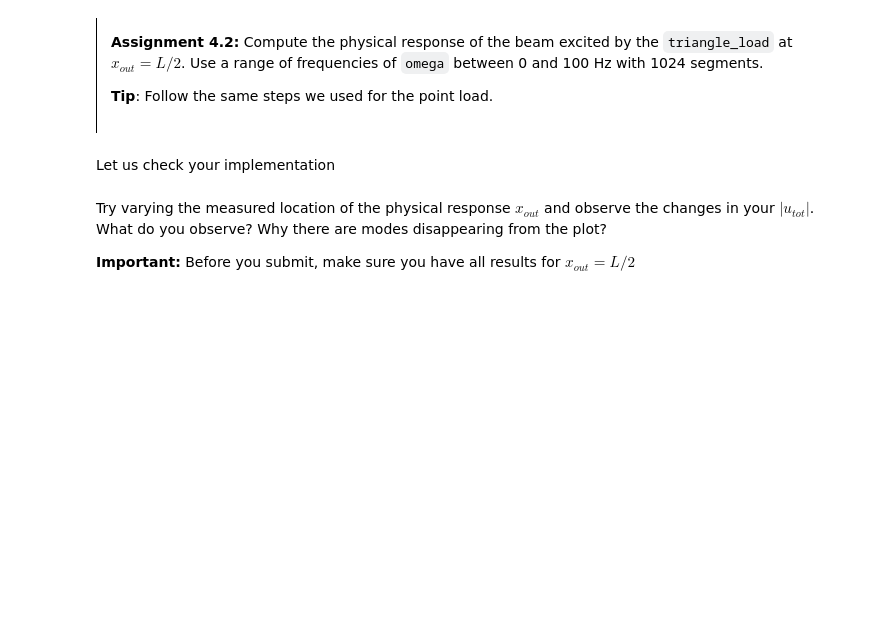
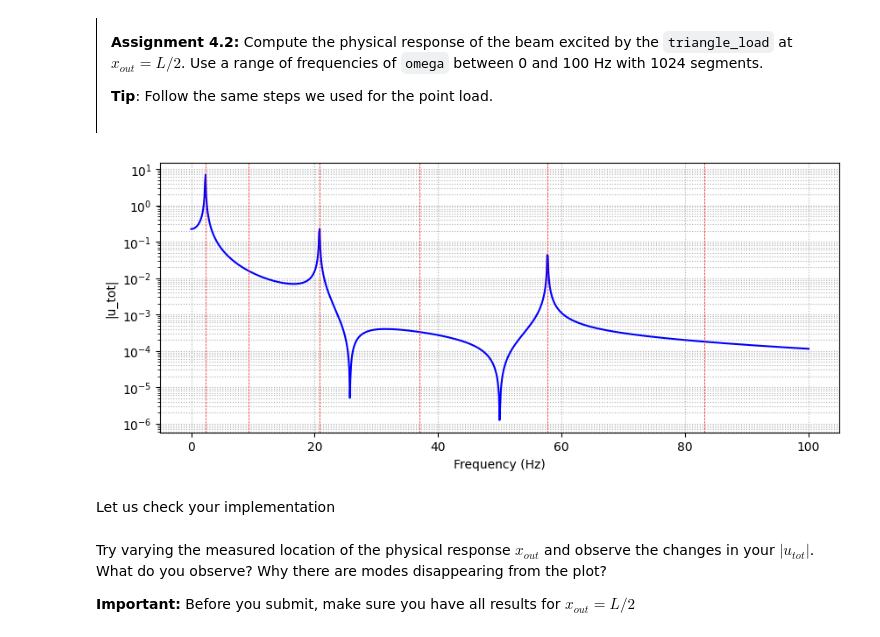
Before and after one commit to Bastien-ulb/MV2627_Exercises, a Jupyter notebook: Session5_Continuous_systems/session5.ipynb, the cells around one changed output. Cells and saved outputs as stored; diff of their text form; code cells hidden in the pictures; blank space fills up the shorter version.

```diff
--- a/Session5_Continuous_systems/session5.ipynb
+++ b/Session5_Continuous_systems/session5.ipynb
@@ -716,7 +718,7 @@ def triangle_load(x, L):
     """
     p_x = np.zeros_like(x)
     # YOUR CODE HERE
-    raise NotImplementedError()
+    p_x = (2*x)/L
     return p_x
 # %% [markdown]
 Let us check your function, and plot it
@@ -743,24 +747,43 @@ ax.grid(True)
 # %%
 x = np.linspace(0, 1, 1000)
 n_list = None  # first 6 modes
 psi_list = None # list of mode shapes
 p = None  # Define the triangular load
 F_triangle_list = []  # list of modal forces for triangular load
 omega = None  # array of frequencies
 z_triangle = [] # Initialize modal response list for triangular load
 x_out = None # position where the physical response is evaluated
 u_tot_triangle = None  # total physical response for triangular load
 
 # YOUR CODE HERE
-raise NotImplementedError()
+L = 1
+x_out = L/2
+n_list = np.arange(1, 7)
+p = triangle_load(x, L)
+omega = np.linspace(0, 2*np.pi*100, 1024)
+psi_list = []
+u_tot_triangle = 0
+
+for n in n_list:
+    psi_n = np.sin(n*np.pi*x/L)
+    psi_list.append(psi_n)
+    Fn = modal_excitation(p, psi_n, x)
+    F_triangle_list.append(Fn)
+    omega_n = natural_pulsation(E, rho, L, I, A, n)
+    z = modal_response(Fn, rho*A*L/2, omega_n, 0, omega)
+    z_triangle.append(z)
+    psi_out = np.sin(n*np.pi*x_out/L)
+    u_tot_triangle = u_tot_triangle + physical_response(z, psi_out)
 
 fig, ax = plt.subplots(figsize=(10, 4))
 ax.semilogy(omega / (2 * np.pi), np.abs(u_tot_triangle), label='$u(x_{out})$', color='blue')
 for n in range(1, 7):
     ax.axvline(natural_pulsation(E, rho, L, I, A, n=n) / (2 * np.pi), color='red', linestyle='--', lw=0.5)
 ax.set_xlabel('Frequency (Hz)')
 ax.set_ylabel('|u_tot|')
 ax.grid(which='both', linestyle=':')
+# %% [output]
+[figure, added]
 # %% [markdown]
 Let us check your implementation
 # %%
```
Also changed, not shown: parts of 4 cells of this notebook.
